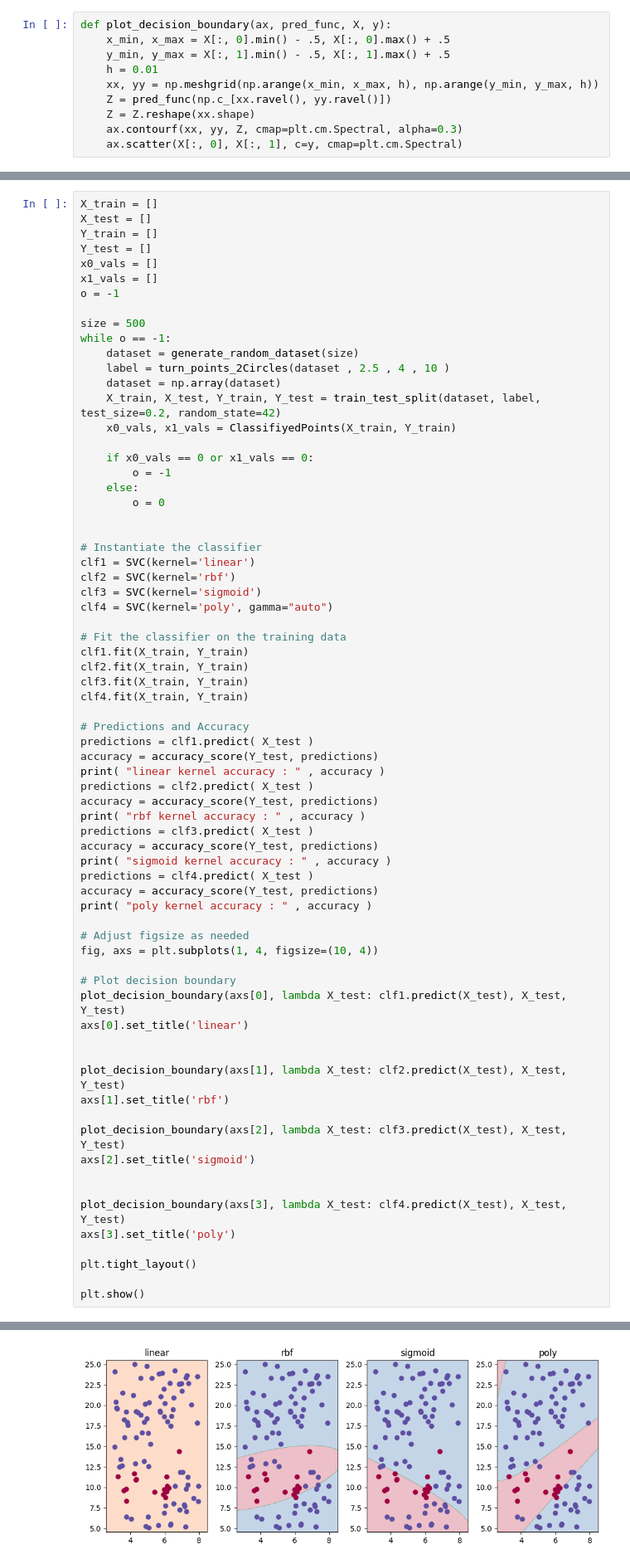
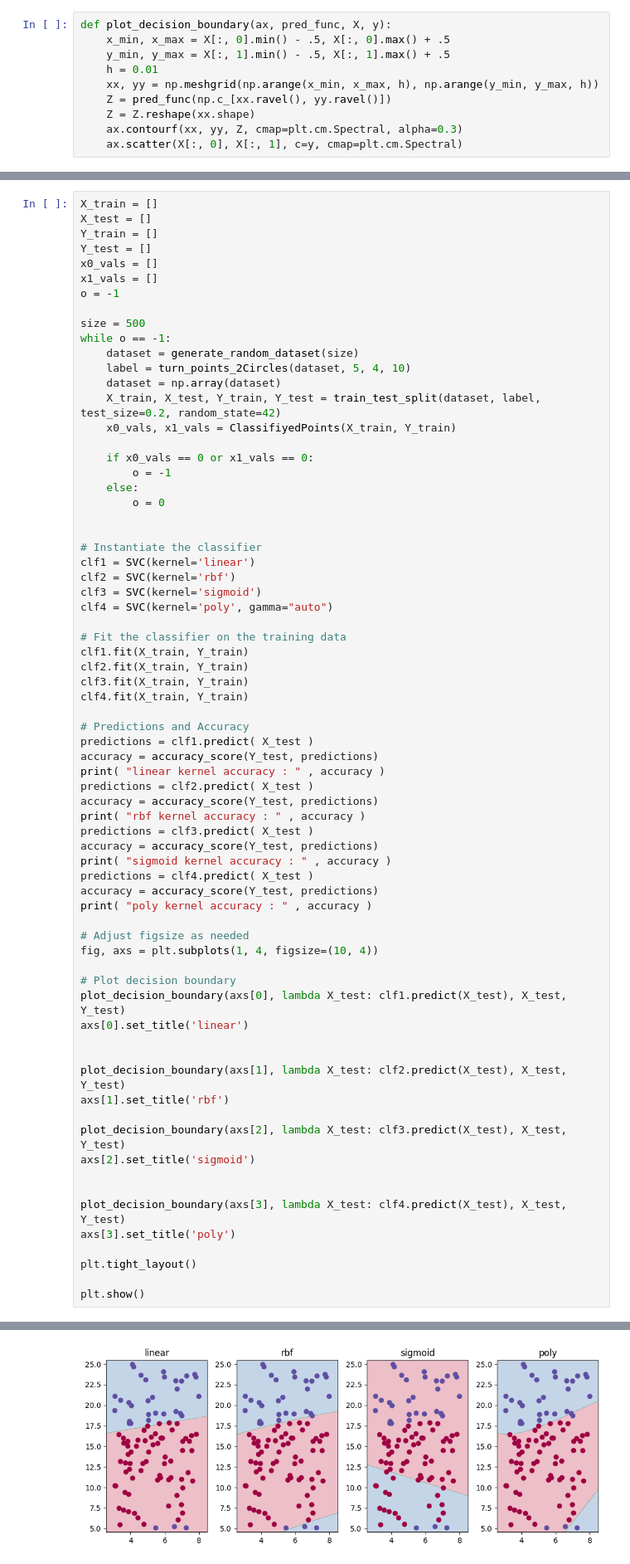
Before and after one commit to Bahareh0281/Artificial-Intelligence, a Jupyter notebook: Projects/4 - SVM/SVM.ipynb, the cells around one changed output, grey strips where cells are left out. Shown at 83% size. Drawn from its saved outputs; the diff is of its cells as text.

```diff
--- a/Projects/4 - SVM/SVM.ipynb
+++ b/Projects/4 - SVM/SVM.ipynb
@@ -242,7 +242,7 @@ o = -1
 size = 500
 while o == -1:
     dataset = generate_random_dataset(size)
-    label = turn_points_2Circles(dataset , 2.5 , 4 , 10 )
+    label = turn_points_2Circles(dataset, 5, 4, 10)
     dataset = np.array(dataset)
     X_train, X_test, Y_train, Y_test = train_test_split(dataset, label, test_size=0.2, random_state=42)
     x0_vals, x1_vals = ClassifiyedPoints(X_train, Y_train)
@@ -308 +308 @@ poly kernel accuracy :  0.93
-[figure, old version]
+[figure, new version]
```
Also changed, not shown: parts of 3 cells of this notebook, 1 other file.
